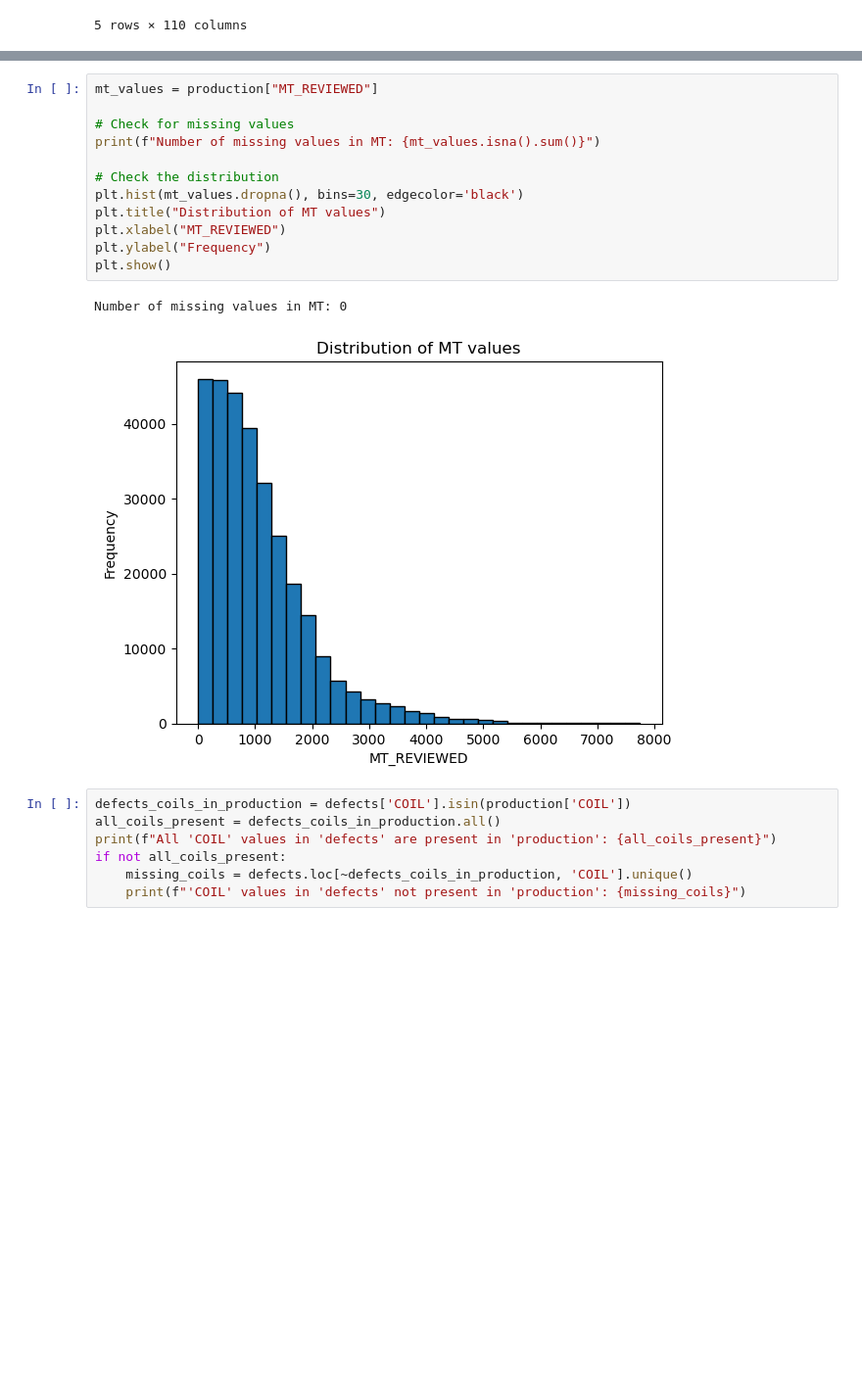
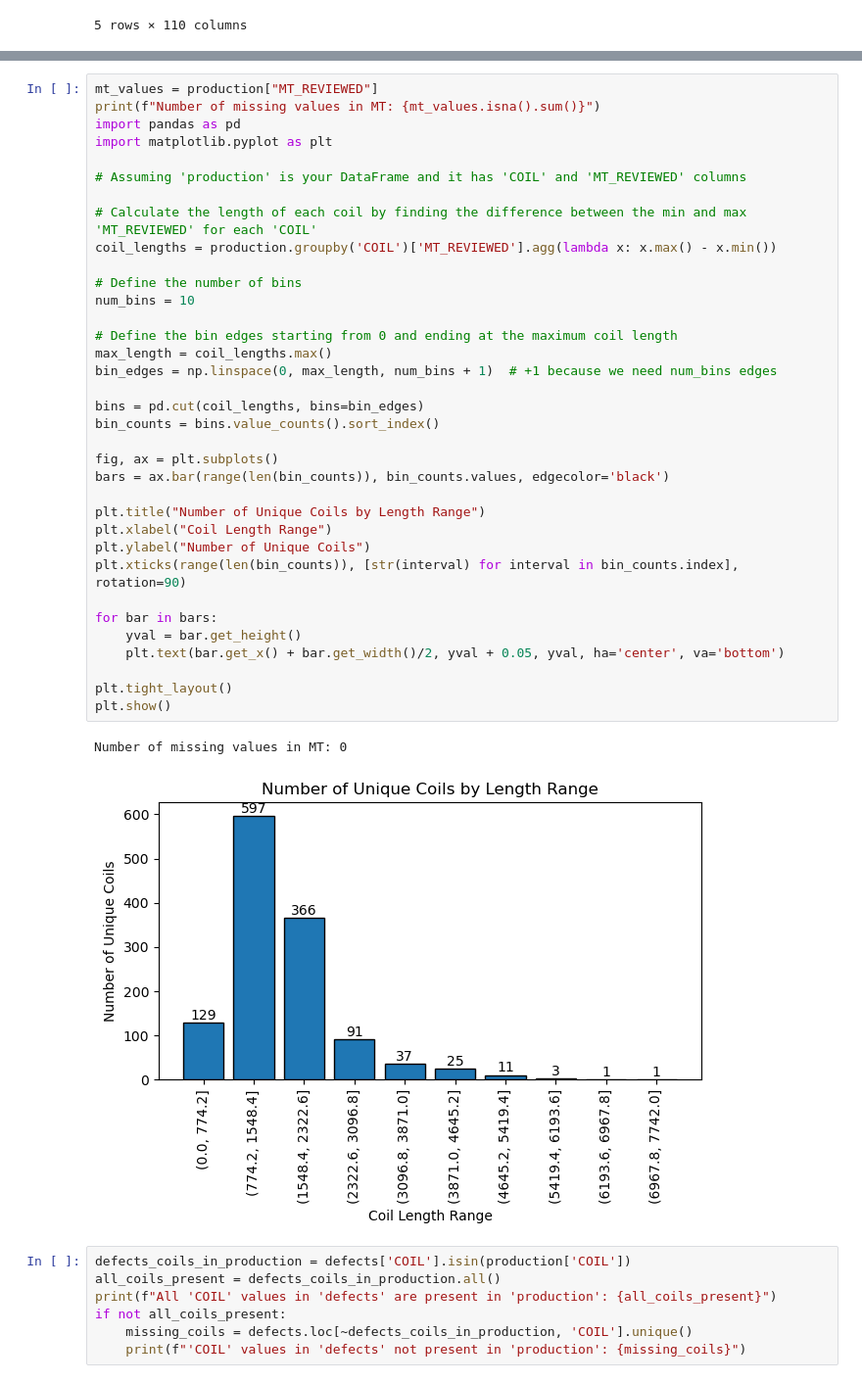
Before and after one commit to MattiaCampanella1993/ML_Fieldwork, a Jupyter notebook: code_fieldwork.ipynb, the cells around one changed output, grey strips where cells are left out. Shown at 98% size. Cells and saved outputs as stored; diff of their text form; blank space fills up the shorter version.

Commit message:
Mattia_20240321
Correlation and data preparation

```diff
--- a/code_fieldwork.ipynb
+++ b/code_fieldwork.ipynb
@@ -131,18 +124,41 @@ Unique COIL values in 'defects' dataset: 534
-# %%
-mt_values = production["MT_REVIEWED"]
-
-# Check for missing values
-print(f"Number of missing values in MT: {mt_values.isna().sum()}")
-
-# Check the distribution
-plt.hist(mt_values.dropna(), bins=30, edgecolor='black')
-plt.title("Distribution of MT values")
-plt.xlabel("MT_REVIEWED")
-plt.ylabel("Frequency")
-plt.show()
-# %% [output]
-Number of missing values in MT: 0
-[figure, removed]
+# %%
+mt_values = production["MT_REVIEWED"]
+print(f"Number of missing values in MT: {mt_values.isna().sum()}")
+import pandas as pd
+import matplotlib.pyplot as plt
+
+# Assuming 'production' is your DataFrame and it has 'COIL' and 'MT_REVIEWED' columns
+
+# Calculate the length of each coil by finding the difference between the min and max 'MT_REVIEWED' for each 'COIL'
+coil_lengths = production.groupby('COIL')['MT_REVIEWED'].agg(lambda x: x.max() - x.min())
+
+# Define the number of bins
+num_bins = 10
+
+# Define the bin edges starting from 0 and ending at the maximum coil length
+max_length = coil_lengths.max()
+bin_edges = np.linspace(0, max_length, num_bins + 1)  # +1 because we need num_bins edges
+
+bins = pd.cut(coil_lengths, bins=bin_edges)
+bin_counts = bins.value_counts().sort_index()
+
+fig, ax = plt.subplots()
+bars = ax.bar(range(len(bin_counts)), bin_counts.values, edgecolor='black')
+
+plt.title("Number of Unique Coils by Length Range")
+plt.xlabel("Coil Length Range")
+plt.ylabel("Number of Unique Coils")
+plt.xticks(range(len(bin_counts)), [str(interval) for interval in bin_counts.index], rotation=90)
+
+for bar in bars:
+    yval = bar.get_height()
+    plt.text(bar.get_x() + bar.get_width()/2, yval + 0.05, yval, ha='center', va='bottom')
+
+plt.tight_layout()
+plt.show()
+# %% [output]
+Number of missing values in MT: 0
+[figure, added]
 # %%
 defects_coils_in_production = defects['COIL'].isin(production['COIL'])
 all_coils_present = defects_coils_in_production.all()
```
Also changed, not shown: parts of 17 cells of this notebook.
